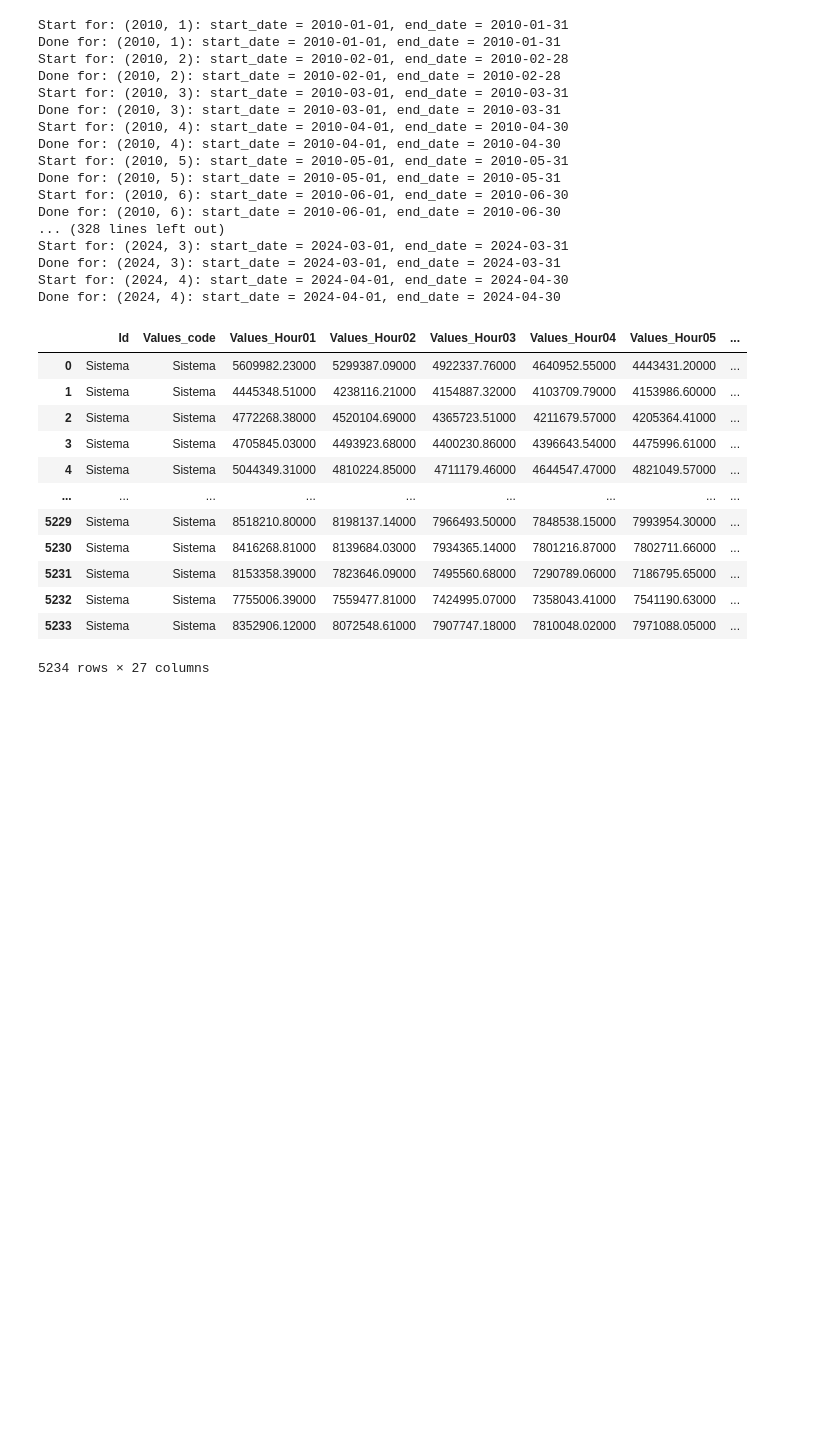
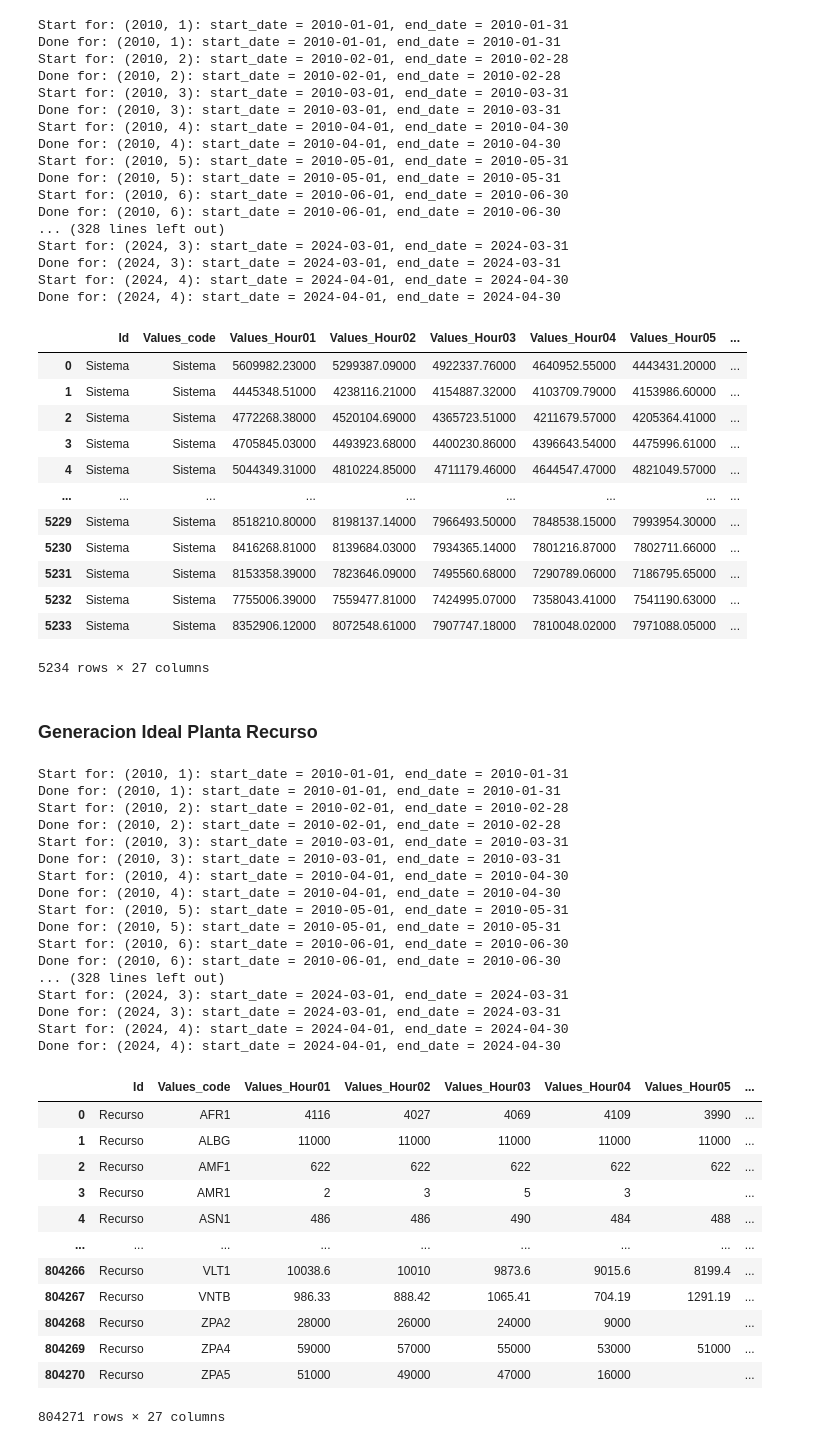
Before and after one commit to sistema-electrico-colombia/extraccion-datos-API, a Jupyter notebook: extraccion_datos_api_xm.ipynb, the cells around one changed output. Saved outputs shown, nothing was run; the diff lists cells and outputs as text; code cells hidden in the pictures; blank space fills up the shorter version.

Commit message:
[ADD] Agregado generacion ideal planta recurso y flujo prefect para cargar a postgres en DO

```diff
--- a/extraccion_datos_api_xm.ipynb
+++ b/extraccion_datos_api_xm.ipynb
@@ -351,3 +351,42 @@ Done for: (2024, 4): start_date = 2024-04-01, end_date = 2024-04-30
 5234 rows × 27 columns
 # %%
 df_generacion_ideal_sistema.to_json('./data/generacion_ideal_sistema.json', orient='records', lines=True)
+# %% [markdown]
+### Generacion Ideal Planta Recurso
+# %%
+date_dict = generate_date_dict(2010, 2024, 4)
+metric = "GeneIdea"
+num_metric = 1
+df_generacion_ideal_planta_recurso = extract_metric(date_dict,metric,num_metric)
+df_generacion_ideal_planta_recurso
+# %% [output]
+Start for: (2010, 1): start_date = 2010-01-01, end_date = 2010-01-31
+Done for: (2010, 1): start_date = 2010-01-01, end_date = 2010-01-31
+Start for: (2010, 2): start_date = 2010-02-01, end_date = 2010-02-28
+Done for: (2010, 2): start_date = 2010-02-01, end_date = 2010-02-28
+Start for: (2010, 3): start_date = 2010-03-01, end_date = 2010-03-31
+Done for: (2010, 3): start_date = 2010-03-01, end_date = 2010-03-31
+Start for: (2010, 4): start_date = 2010-04-01, end_date = 2010-04-30
+Done for: (2010, 4): start_date = 2010-04-01, end_date = 2010-04-30
+Start for: (2010, 5): start_date = 2010-05-01, end_date = 2010-05-31
+Done for: (2010, 5): start_date = 2010-05-01, end_date = 2010-05-31
+Start for: (2010, 6): start_date = 2010-06-01, end_date = 2010-06-30
+Done for: (2010, 6): start_date = 2010-06-01, end_date = 2010-06-30
+... (328 lines left out)
+Start for: (2024, 3): start_date = 2024-03-01, end_date = 2024-03-31
+Done for: (2024, 3): start_date = 2024-03-01, end_date = 2024-03-31
+Start for: (2024, 4): start_date = 2024-04-01, end_date = 2024-04-30
+Done for: (2024, 4): start_date = 2024-04-01, end_date = 2024-04-30
+|  | Id | Values_code | Values_Hour01 | Values_Hour02 | Values_Hour03 | Values_Hour04 | Values_Hour05 | ... |
+| 0 | Recurso | AFR1 | 4116 | 4027 | 4069 | 4109 | 3990 | ... |
+| 1 | Recurso | ALBG | 11000 | 11000 | 11000 | 11000 | 11000 | ... |
+| 2 | Recurso | AMF1 | 622 | 622 | 622 | 622 | 622 | ... |
+| 3 | Recurso | AMR1 | 2 | 3 | 5 | 3 |  | ... |
+| 4 | Recurso | ASN1 | 486 | 486 | 490 | 484 | 488 | ... |
+| ... | ... | ... | ... | ... | ... | ... | ... | ... |
+| 804266 | Recurso | VLT1 | 10038.6 | 10010 | 9873.6 | 9015.6 | 8199.4 | ... |
+| 804267 | Recurso | VNTB | 986.33 | 888.42 | 1065.41 | 704.19 | 1291.19 | ... |
+| 804268 | Recurso | ZPA2 | 28000 | 26000 | 24000 | 9000 |  | ... |
+| 804269 | Recurso | ZPA4 | 59000 | 57000 | 55000 | 53000 | 51000 | ... |
+| 804270 | Recurso | ZPA5 | 51000 | 49000 | 47000 | 16000 |  | ... |
+804271 rows × 27 columns
```
Also changed, not shown: parts of 1 cell of this notebook, 2 other files.
